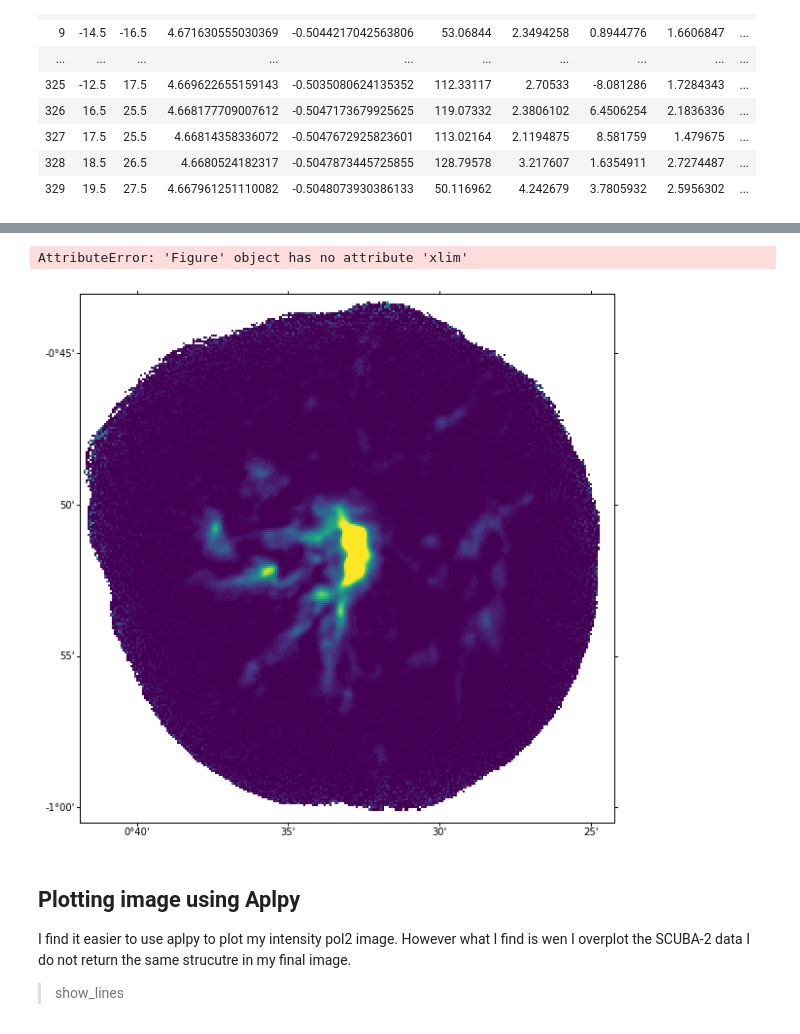
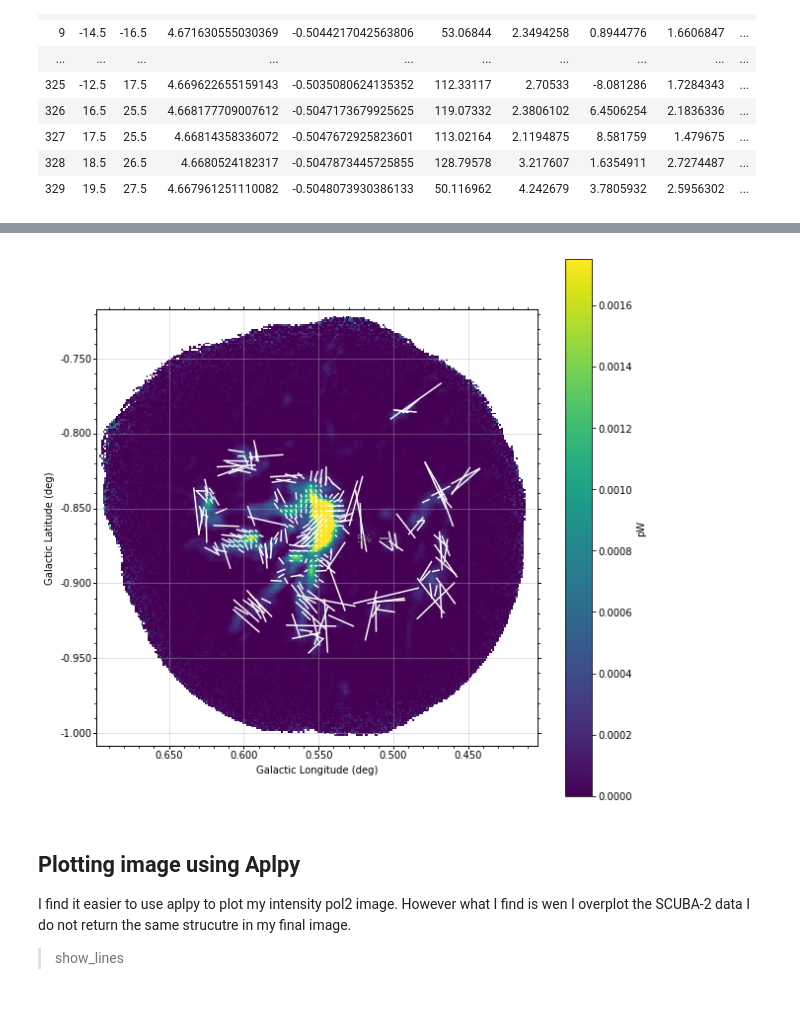
Before and after one commit to parsonsh/eaoTools, a Jupyter notebook: tools4research/invesigating-pol2.ipynb, the cells around one changed output, grey strips where cells are left out. Drawn from its saved outputs; the diff is of its cells as text; code cells hidden in the pictures.

Commit message:
invesigating-pol2.ipynb use aplpy to plot vectors
vectors not quite right as axis in b is flipped

```diff
--- a/tools4research/invesigating-pol2.ipynb
+++ b/tools4research/invesigating-pol2.ipynb
@@ -243,5 +301,5 @@ qk = plt.quiverkey(Q, 0.8, 0.91, 5, r'5%', labelpos='W', coordinates='figure')
 # %%
-?fitsfile = ifits
+fitsfile = ifits
 
 from astropy.visualization import wcsaxes
 from astropy.wcs import WCS
@@ -267,7 +325,11 @@ fig.add_axes(ax)
 image = ax.imshow(data, vmin=0, vmax=0.00175, origin='lower', interpolation='none') # vmin=-2, vmax=8, ,cmap='viridis',
 
 
-# to d
+# to do: re-size the area we are showing
+
+
+
+# to do: set the colour scaling to sqrt
 
 
 #Now add a colorbar.
@@ -276,33 +338,36 @@ cbar.set_label('pW')#'mJy beam$^{-1}$')
 
 # Add a grid.
 ax.grid(color='0.7', alpha=0.5)
 
 # Add contours
 ##ax.contour(data, colors='black', linewidths=0.5)
 
 
 # Now add vectors
 quiv = ax.quiver(X, Y, U, V, color='white',
                  headaxislength=0, headlength=0, pivot='middle', headwidth=1)
-qk = plt.quiverkey(Q, 0.8, 0.91, 5, r'5%', labelpos='W', coordinates='figure',labelcolor='grey',color='grey')
+qk = ax.quiverkey(Q, 0.8, 0.95, 5, r'5%', labelpos='W', coordinates='figure',labelcolor='grey',color='grey') #NOT WORKING
 
 
 # Working on the axes
 
 ax.set_xlabel('Galactic Longitude (deg)')
 ax.set_ylabel('Galactic Latitude (deg)')
 
 l = ax.coords[0]
 l.display_minor_ticks(True)
 l.set_major_formatter('d.ddd')
 l.set_ticks(spacing=0.05*u.deg)
 
 b = ax.coords[1]
 b.display_minor_ticks(True)
 b.set_major_formatter('d.ddd')
 b.set_ticks(spacing=0.05*u.deg)
 
 ###fig.savefig('g34-image-wcsaxes.pdf')
+
+
+#fig.savefig('/Users/hparsons/Documents/EAO/Research/JellyFish/images/Jellyfish-plo2-sc2.pdf')
+#fig.savefig('/Users/hparsons/Documents/EAO/Research/JellyFish/images/Jellyfish-plo2-sc2.png')
 # %% [output]
-AttributeError: 'Figure' object has no attribute 'xlim'
-[figure, old version]
+[figure, new version]
```
Also changed, not shown: parts of 12 cells of this notebook.
